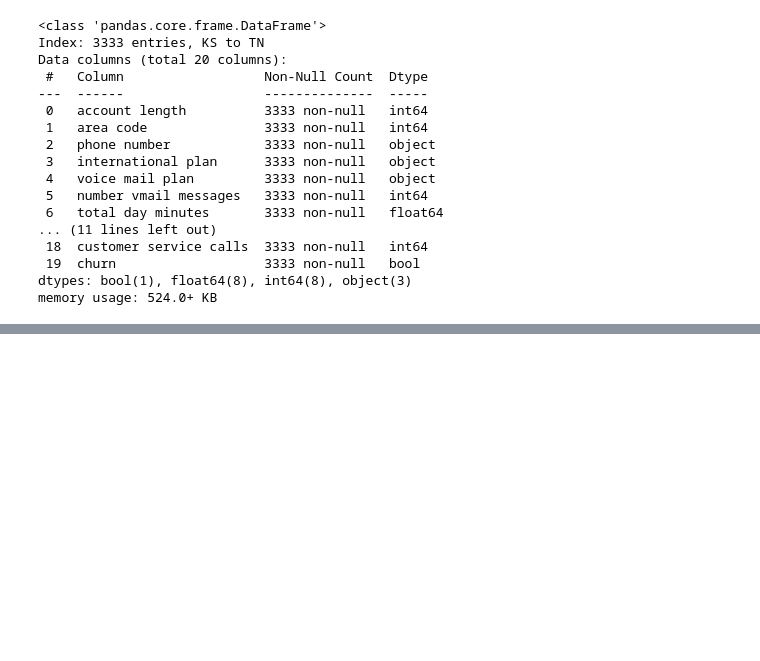
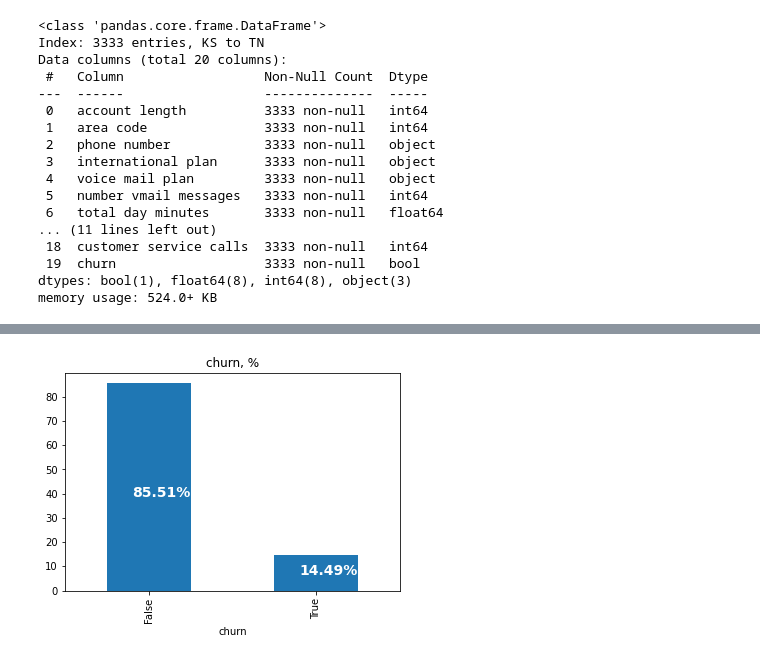
Before and after one commit to TULINYE/Churns_Telcom, a Jupyter notebook: Untitled.ipynb, the cells around one changed output, grey strips where cells are left out. Drawn from its saved outputs; the diff is of its cells as text; code cells hidden in the pictures; blank space fills up the shorter version.

```diff
--- a/Untitled.ipynb
+++ b/Untitled.ipynb
@@ -76,0 +85,4 @@ df.describe()
+# %%
+# meaning the True = 1  and false = 0
+df = df.replace(['yes', 'no'], ['1', '0'])
+df[['international plan', 'voice mail plan']] = df[['international plan', 'voice mail plan']].astype(int).astype(bool)
@@ -76,0 +99,11 @@ df.describe()
+# %%
+#Cheaking the differens in average of customers who churn
+churn_dist = df['churn'].value_counts()/df['churn'].size * 100
+ax = churn_dist.plot(kind='bar')
+ax.set_xlabel('churn')
+ax.set_title('churn, %')
+for p in ax.patches:
+    width, height = p.get_width(), p.get_height()
+    ax.annotate('{:.2f}%'.format(height), (p.get_x()+ 0.30 * width, p.get_y()+ 0.45 * height), color = 'white', weight = 'bold', size = 14)
+# %% [output]
+[figure, added]
```
Also changed, not shown: parts of 8 cells of this notebook.
